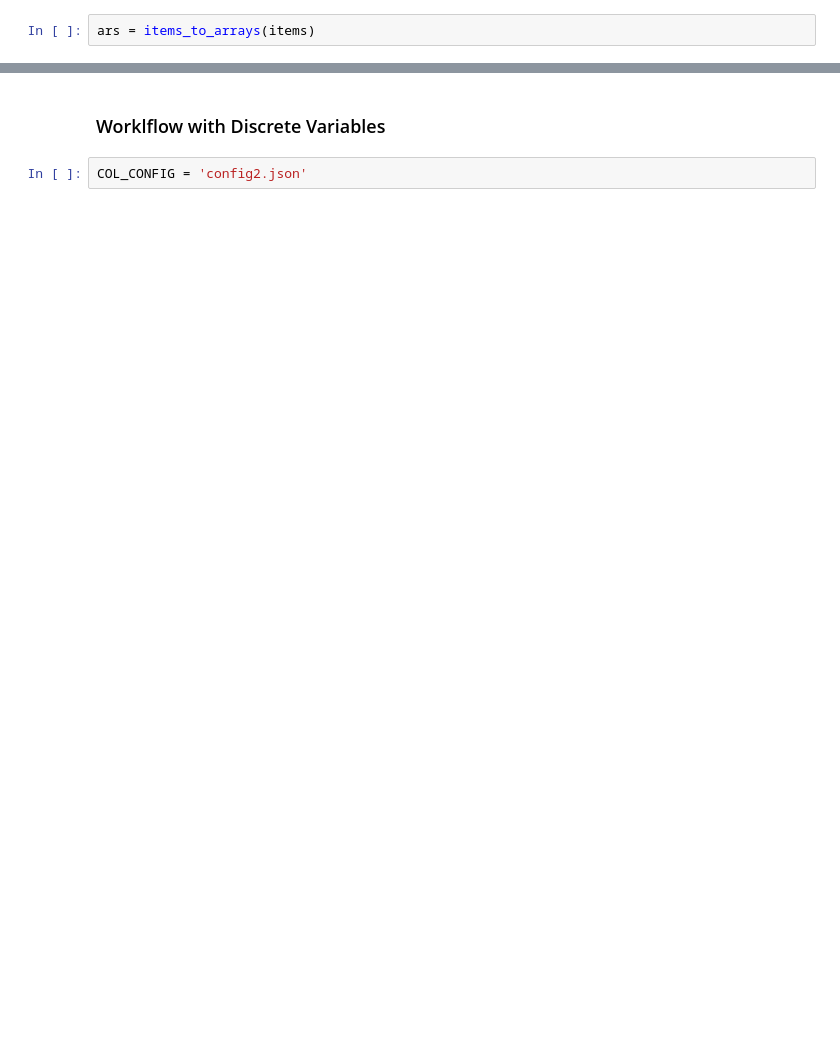
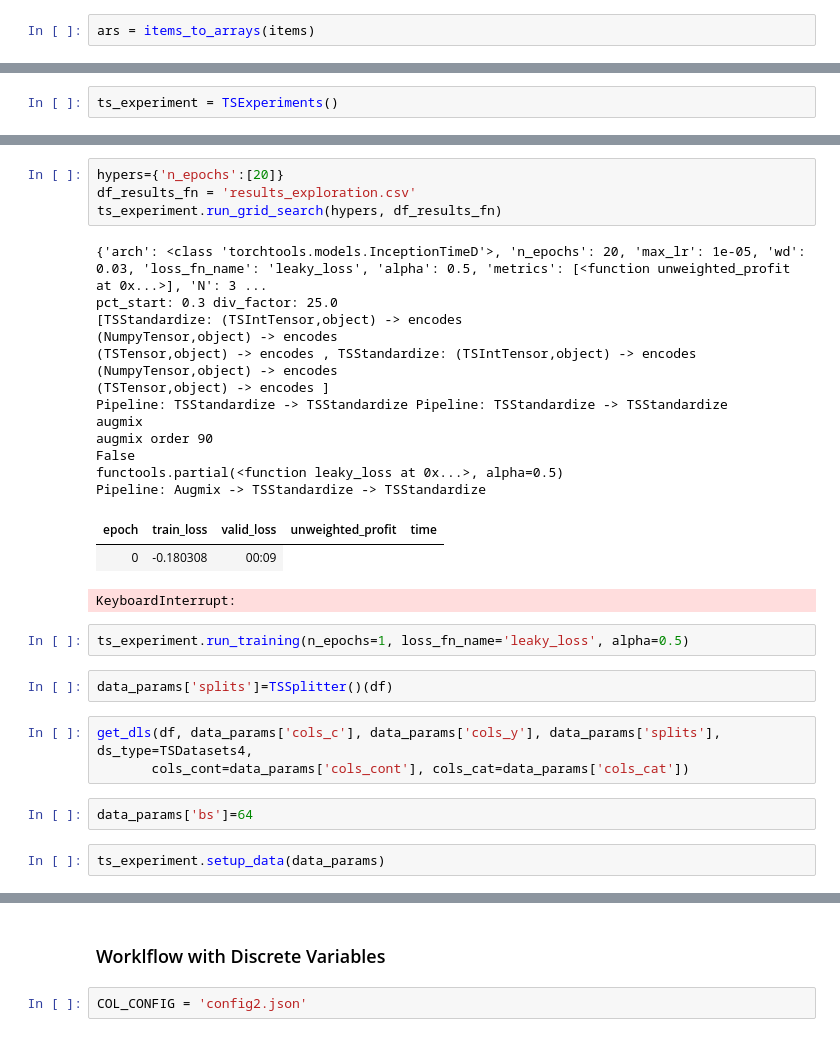
Before and after one commit to Takezo87/torchtools, a Jupyter notebook: _201_exploratory.ipynb, the cells around one changed output, grey strips where cells are left out. Drawn from its saved outputs; the diff is of its cells as text; blank space fills up the shorter version.

Commit message:
mixed data full workflow

```diff
--- a/_201_exploratory.ipynb
+++ b/_201_exploratory.ipynb
@@ -557,0 +197,2 @@ items[0]
+# %%
+ts_experiment = TSExperiments()
@@ -557,0 +285,32 @@ items[0]
+# %%
+hypers={'n_epochs':[20]}
+df_results_fn = 'results_exploration.csv'
+ts_experiment.run_grid_search(hypers, df_results_fn)
+# %% [output]
+{'arch': <class 'torchtools.models.InceptionTimeD'>, 'n_epochs': 20, 'max_lr': 1e-05, 'wd': 0.03, 'loss_fn_name': 'leaky_loss', 'alpha': 0.5, 'metrics': [<function unweighted_profit at 0x...>], 'N': 3 ...
+pct_start: 0.3 div_factor: 25.0
+[TSStandardize: (TSIntTensor,object) -> encodes
+(NumpyTensor,object) -> encodes
+(TSTensor,object) -> encodes , TSStandardize: (TSIntTensor,object) -> encodes
+(NumpyTensor,object) -> encodes
+(TSTensor,object) -> encodes ]
+Pipeline: TSStandardize -> TSStandardize Pipeline: TSStandardize -> TSStandardize
+augmix
+augmix order 90
+False
+functools.partial(<function leaky_loss at 0x...>, alpha=0.5)
+Pipeline: Augmix -> TSStandardize -> TSStandardize
+| epoch | train_loss | valid_loss | unweighted_profit | time |
+| 0 | -0.180308 | 00:09 |
+KeyboardInterrupt:
+# %%
+ts_experiment.run_training(n_epochs=1, loss_fn_name='leaky_loss', alpha=0.5)
+# %%
+data_params['splits']=TSSplitter()(df)
+# %%
+get_dls(df, data_params['cols_c'], data_params['cols_y'], data_params['splits'], ds_type=TSDatasets4,
+       cols_cont=data_params['cols_cont'], cols_cat=data_params['cols_cat'])
+# %%
+data_params['bs']=64
+# %%
+ts_experiment.setup_data(data_params)
```
Also changed, not shown: parts of 110 cells of this notebook, 11 other files.
